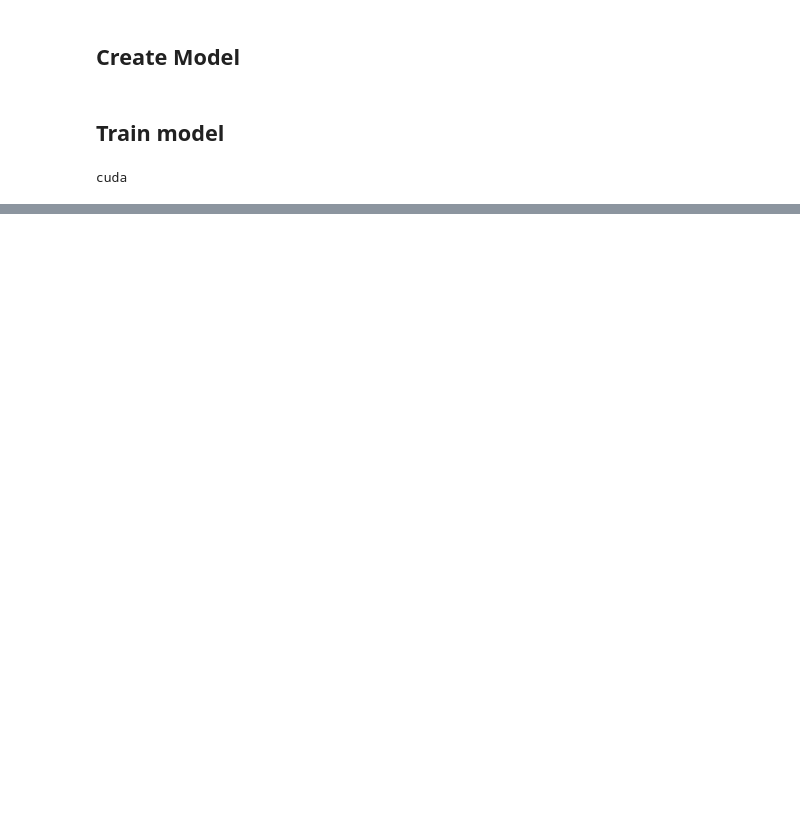
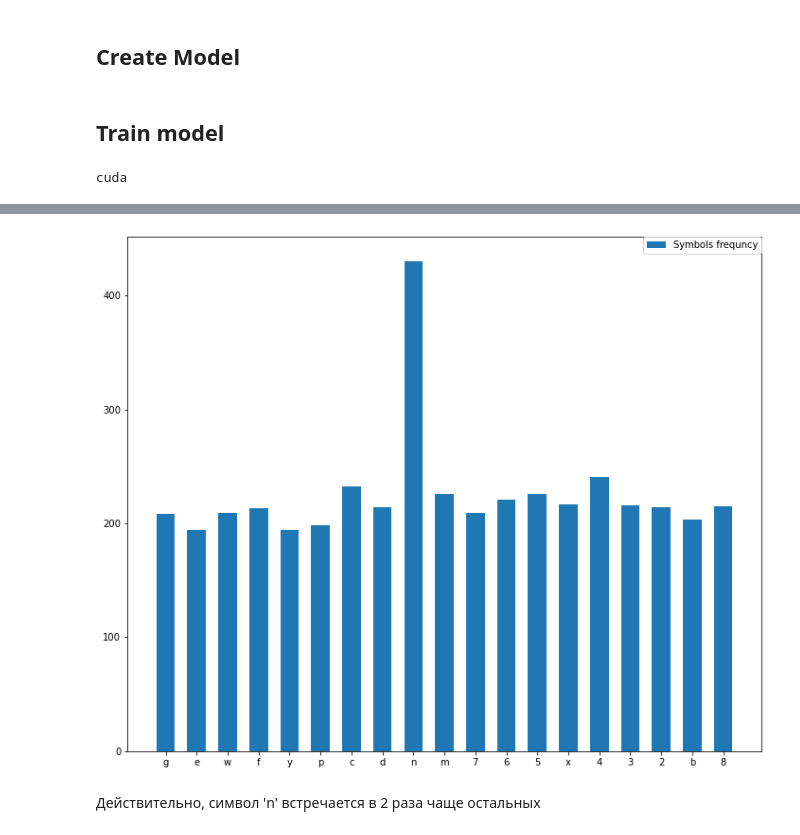
Before and after one commit to dqdp/capcha_crnn, a Jupyter notebook: CRNN.ipynb, the cells around one changed output, grey strips where cells are left out. Saved outputs shown, nothing was run; the diff lists cells and outputs as text; code cells hidden in the pictures; blank space fills up the shorter version.

```diff
--- a/CRNN.ipynb
+++ b/CRNN.ipynb
@@ -390 +442,8 @@ with torch.no_grad():
+# %%
+symbols = Counter()
+
+loader = DataLoader(train_dataset, batch_size=1)
+
+for _, target in loader:
+    symbols += Counter(alphabet.decode(target)[0])
 # %%
@@ -426,0 +453,10 @@ pnnwy  -->  pnnyy       w-->y
+# %%
+plt.figure(figsize=(12, 10))
+
+plt.bar(symbols.keys(), symbols.values(), width=0.6, label="Symbols frequncy")
+plt.legend(bbox_to_anchor=(1, 1), loc="upper right", borderaxespad=0.)
+plt.show()
+# %% [output]
+[figure, added]
+# %% [markdown]
+Действительно, символ 'n' встречается в 2 раза чаще остальных
```
Also changed, not shown: parts of 23 cells of this notebook.
